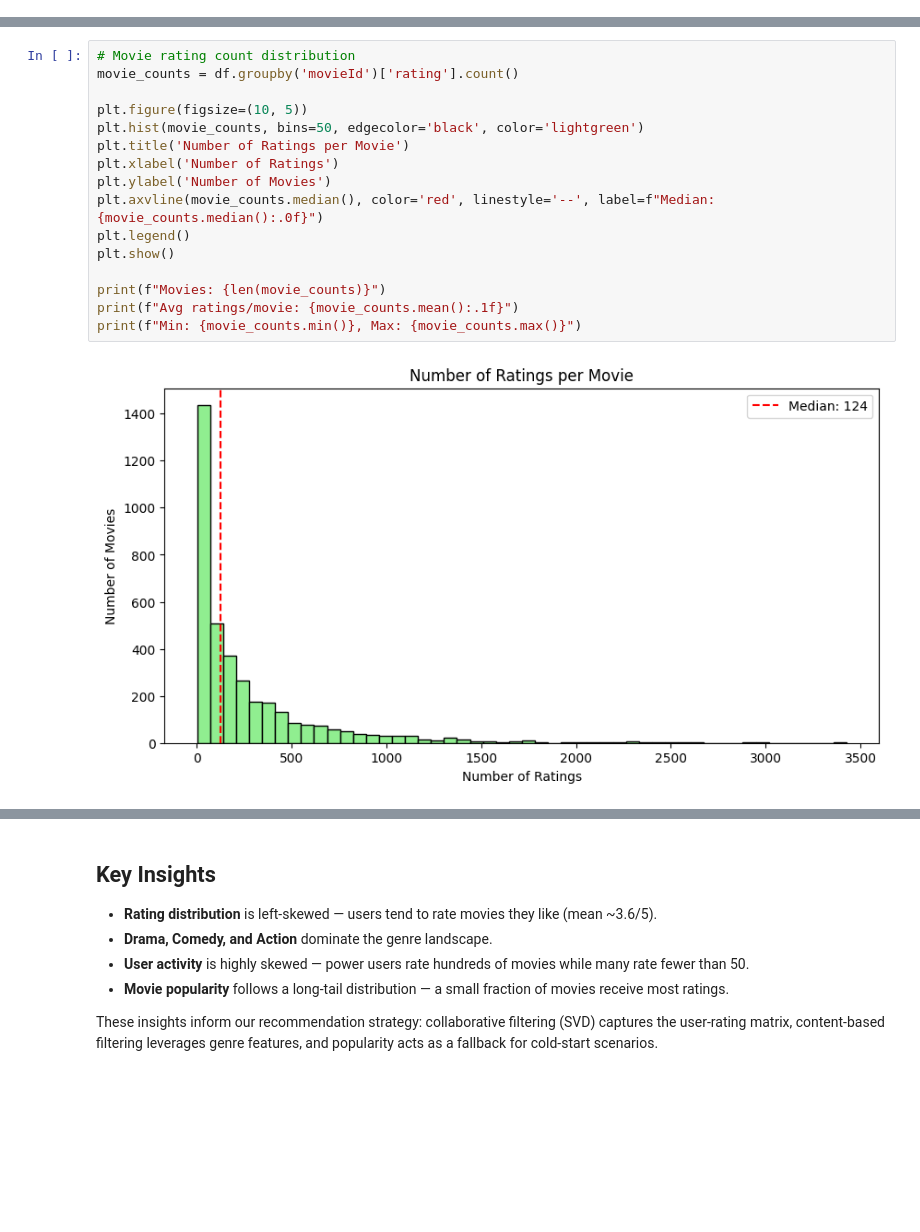
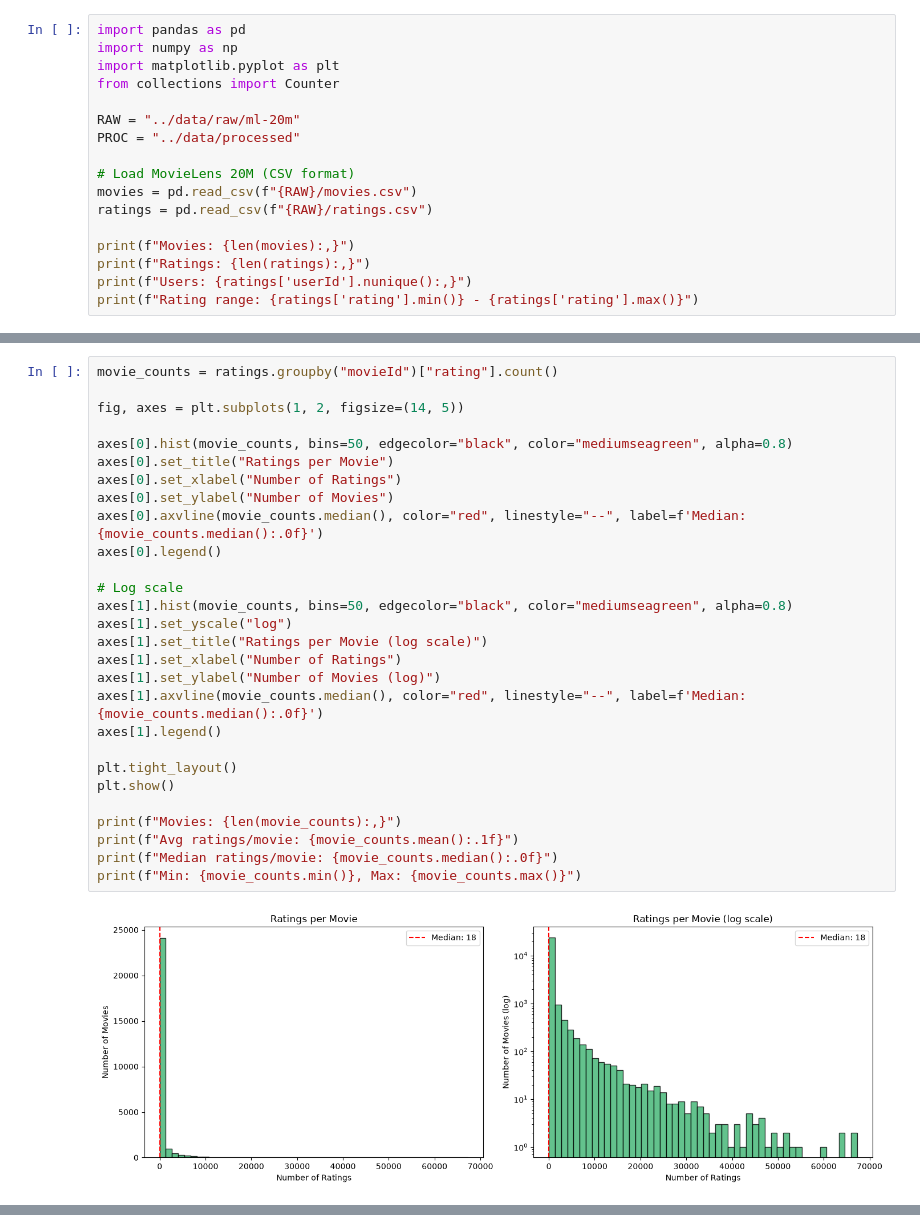
Before and after one commit to proust-19/CINEIQ, a Jupyter notebook: notebooks/01_eda.ipynb, the cells around one changed output, grey strips where cells are left out. Saved outputs shown, nothing was run; the diff lists cells and outputs as text; blank space fills up the shorter version.

```diff
--- a/notebooks/01_eda.ipynb
+++ b/notebooks/01_eda.ipynb
@@ -42,0 +5,17 @@ print(ratings.head())
+# %%
+import pandas as pd
+import numpy as np
+import matplotlib.pyplot as plt
+from collections import Counter
+
+RAW = "../data/raw/ml-20m"
+PROC = "../data/processed"
+
+# Load MovieLens 20M (CSV format)
+movies = pd.read_csv(f"{RAW}/movies.csv")
+ratings = pd.read_csv(f"{RAW}/ratings.csv")
+
+print(f"Movies: {len(movies):,}")
+print(f"Ratings: {len(ratings):,}")
+print(f"Users: {ratings['userId'].nunique():,}")
+print(f"Rating range: {ratings['rating'].min()} - {ratings['rating'].max()}")
@@ -147,18 +124,30 @@ Min: 20, Max: 2314
 # %%
-# Movie rating count distribution
-movie_counts = df.groupby('movieId')['rating'].count()
+movie_counts = ratings.groupby("movieId")["rating"].count()
 
-plt.figure(figsize=(10, 5))
-plt.hist(movie_counts, bins=50, edgecolor='black', color='lightgreen')
-plt.title('Number of Ratings per Movie')
-plt.xlabel('Number of Ratings')
-plt.ylabel('Number of Movies')
-plt.axvline(movie_counts.median(), color='red', linestyle='--', label=f"Median: {movie_counts.median():.0f}")
-plt.legend()
+fig, axes = plt.subplots(1, 2, figsize=(14, 5))
+
+axes[0].hist(movie_counts, bins=50, edgecolor="black", color="mediumseagreen", alpha=0.8)
+axes[0].set_title("Ratings per Movie")
+axes[0].set_xlabel("Number of Ratings")
+axes[0].set_ylabel("Number of Movies")
+axes[0].axvline(movie_counts.median(), color="red", linestyle="--", label=f'Median: {movie_counts.median():.0f}')
+axes[0].legend()
+
+# Log scale
+axes[1].hist(movie_counts, bins=50, edgecolor="black", color="mediumseagreen", alpha=0.8)
+axes[1].set_yscale("log")
+axes[1].set_title("Ratings per Movie (log scale)")
+axes[1].set_xlabel("Number of Ratings")
+axes[1].set_ylabel("Number of Movies (log)")
+axes[1].axvline(movie_counts.median(), color="red", linestyle="--", label=f'Median: {movie_counts.median():.0f}')
+axes[1].legend()
+
+plt.tight_layout()
 plt.show()
 
-print(f"Movies: {len(movie_counts)}")
+print(f"Movies: {len(movie_counts):,}")
 print(f"Avg ratings/movie: {movie_counts.mean():.1f}")
+print(f"Median ratings/movie: {movie_counts.median():.0f}")
 print(f"Min: {movie_counts.min()}, Max: {movie_counts.max()}")
 # %% [output]
-[figure, old version]
+[figure, new version]
@@ -168,8 +157,0 @@ Min: 1, Max: 3428
-# %% [markdown]
-## Key Insights
-- **Rating distribution** is left-skewed — users tend to rate movies they like (mean ~3.6/5).
-- **Drama, Comedy, and Action** dominate the genre landscape.
-- **User activity** is highly skewed — power users rate hundreds of movies while many rate fewer than 50.
-- **Movie popularity** follows a long-tail distribution — a small fraction of movies receive most ratings.
-
-These insights inform our recommendation strategy: collaborative filtering (SVD) captures the user-rating matrix, content-based filtering leverages genre features, and popularity acts as a fallback for cold-start scenarios.
```
Also changed, not shown: parts of 20 cells of this notebook, 15 other files.
